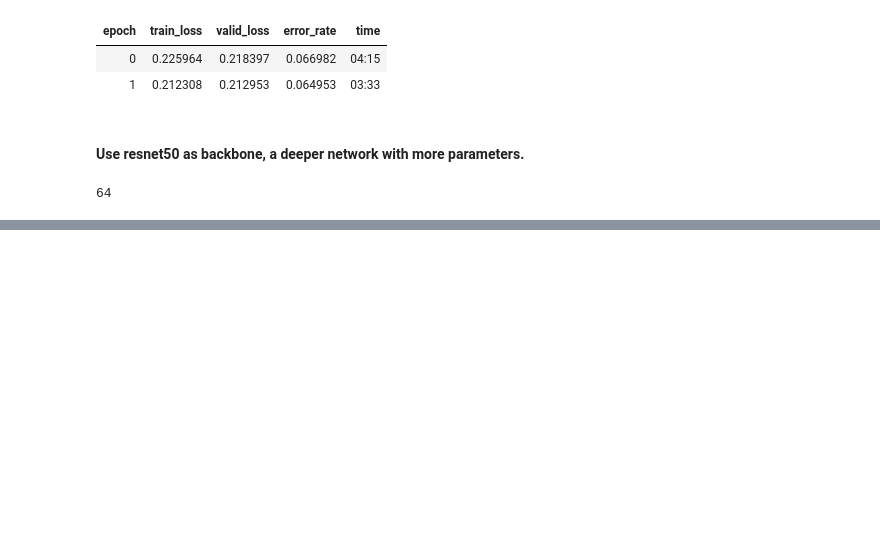
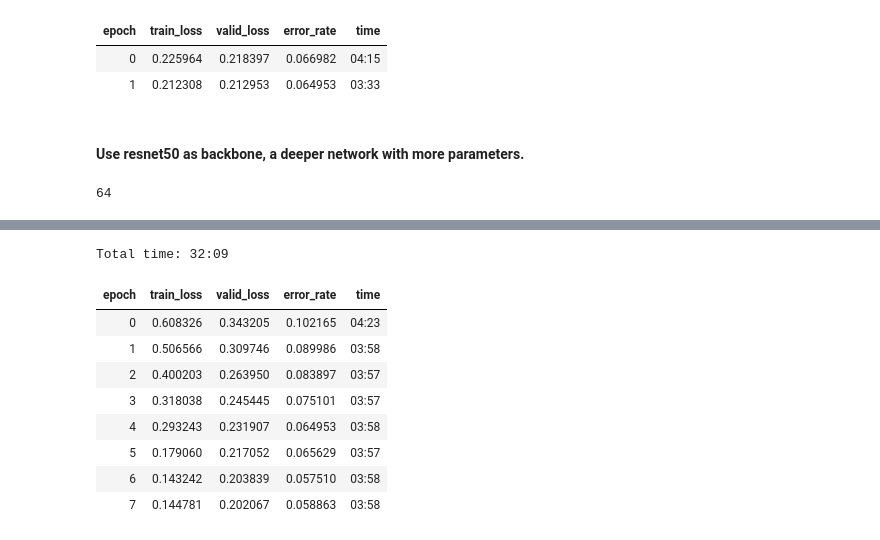
Before and after one commit to sray1/DL_experiments, a Jupyter notebook: pet_identifier.ipynb, the cells around one changed output, grey strips where cells are left out. Drawn from its saved outputs; the diff is of its cells as text; code cells hidden in the pictures; blank space fills up the shorter version.

```diff
--- a/pet_identifier.ipynb
+++ b/pet_identifier.ipynb
@@ -241,0 +271,13 @@ data = ImageDataBunch.from_name_re(path_img, fnames, pat, ds_tfms=get_transforms
+# %%
+learn.fit_one_cycle(8)
+# %% [output]
+Total time: 32:09
+| epoch | train_loss | valid_loss | error_rate | time |
+| 0 | 0.608326 | 0.343205 | 0.102165 | 04:23 |
+| 1 | 0.506566 | 0.309746 | 0.089986 | 03:58 |
+| 2 | 0.400203 | 0.263950 | 0.083897 | 03:57 |
+| 3 | 0.318038 | 0.245445 | 0.075101 | 03:57 |
+| 4 | 0.293243 | 0.231907 | 0.064953 | 03:58 |
+| 5 | 0.179060 | 0.217052 | 0.065629 | 03:57 |
+| 6 | 0.143242 | 0.203839 | 0.057510 | 03:58 |
+| 7 | 0.144781 | 0.202067 | 0.058863 | 03:58 |
```
Also changed, not shown: parts of 8 cells of this notebook.
